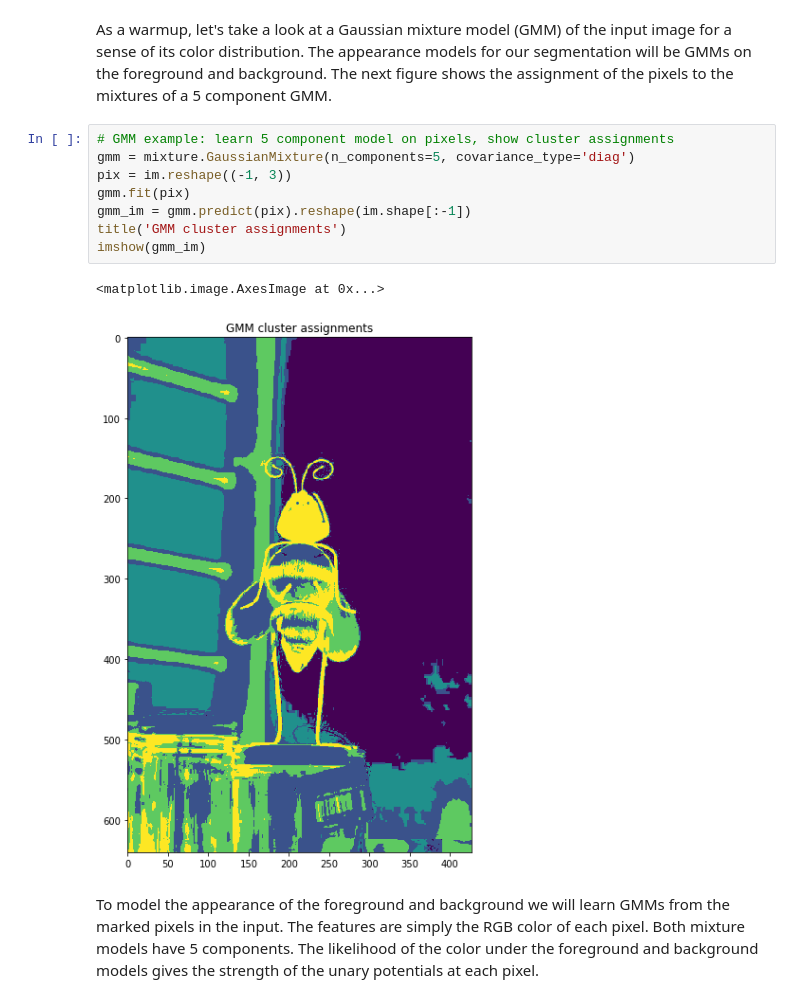
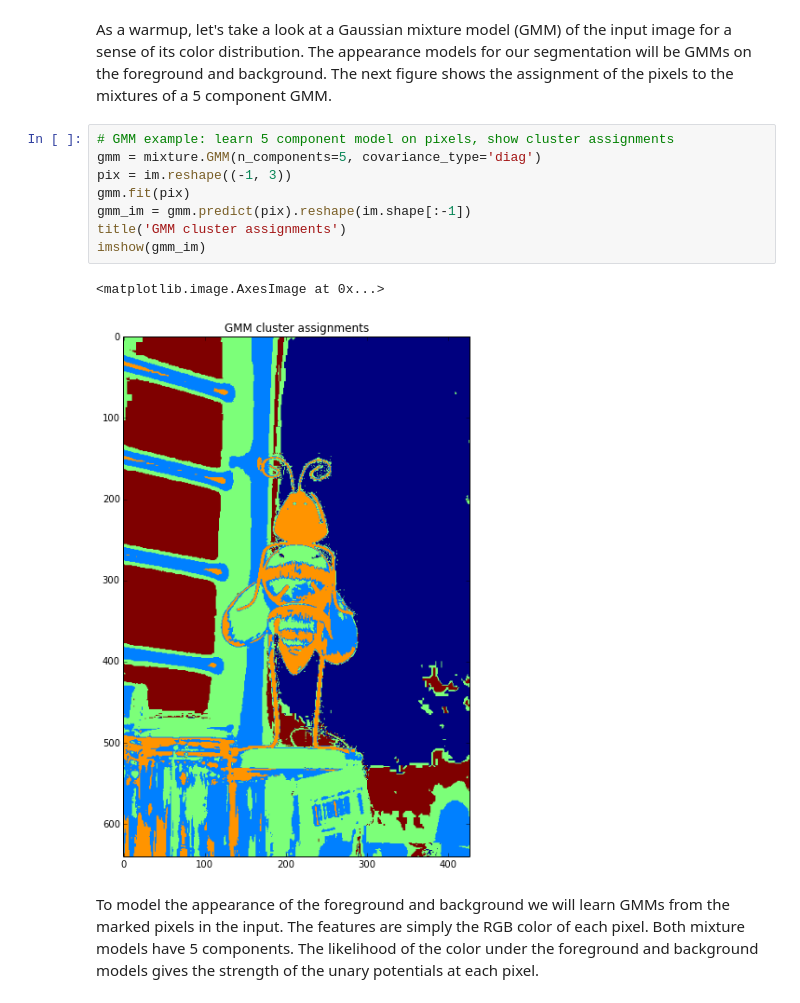
Before and after one commit to shelhamer/coop-cut, a Jupyter notebook: coopcut.ipynb, the cells around one changed output. Cells and saved outputs as stored; diff of their text form.

```diff
--- a/coopcut.ipynb
+++ b/coopcut.ipynb
@@ -61,15 +58,15 @@ Note the fine structure of the bee's antennae, arms, and legs. Since the energy
 As a warmup, let's take a look at a Gaussian mixture model (GMM) of the input image for a sense of its color distribution. The appearance models for our segmentation will be GMMs on the foreground and background. The next figure shows the assignment of the pixels to the mixtures of a 5 component GMM.
 # %%
 # GMM example: learn 5 component model on pixels, show cluster assignments
-gmm = mixture.GaussianMixture(n_components=5, covariance_type='diag')
+gmm = mixture.GMM(n_components=5, covariance_type='diag')
 pix = im.reshape((-1, 3))
 gmm.fit(pix)
 gmm_im = gmm.predict(pix).reshape(im.shape[:-1])
 title('GMM cluster assignments')
 imshow(gmm_im)
 # %% [output]
 <matplotlib.image.AxesImage at 0x...>
-[figure, old version]
+[figure, new version]
 # %% [markdown]
 To model the appearance of the foreground and background we will learn GMMs from the marked pixels in the input. The features are simply the RGB color of each pixel. Both mixture models have 5 components. The likelihood of the color under the foreground and background models gives the strength of the unary potentials at each pixel.
 # %%
```
Also changed, not shown: parts of 4 cells of this notebook.
